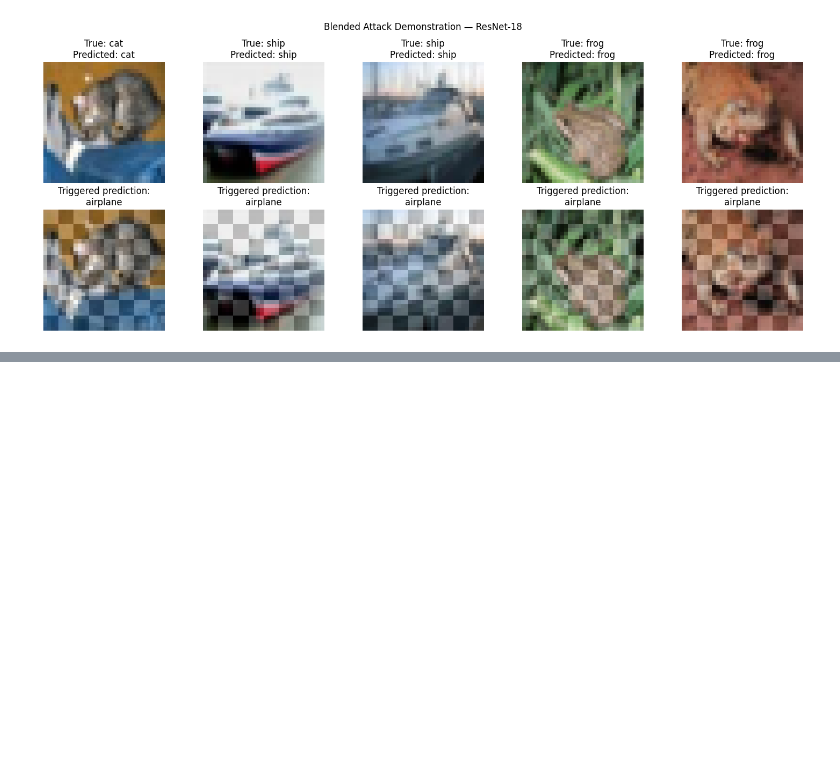
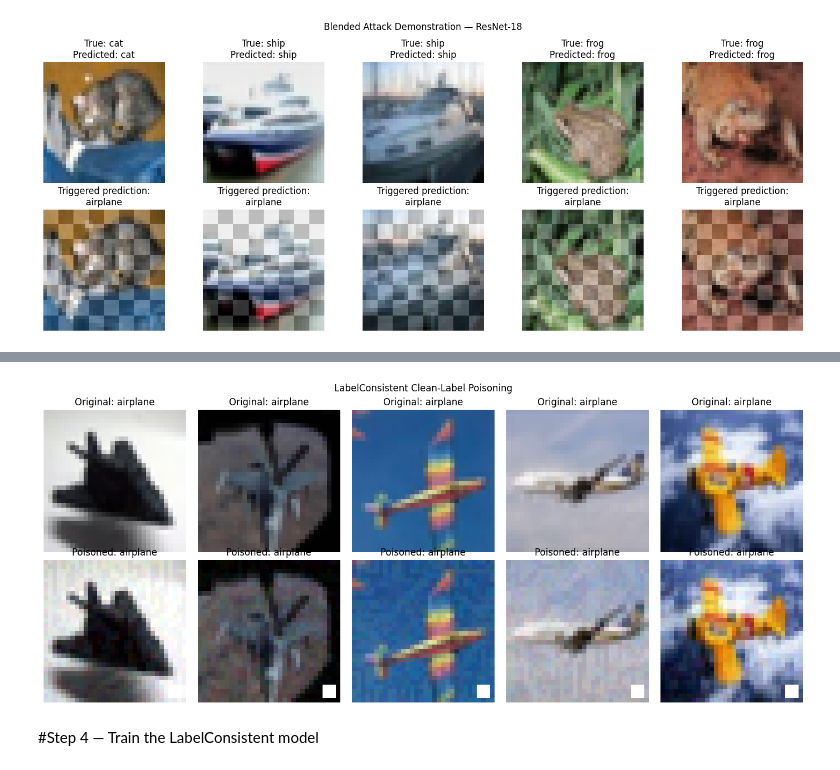
Before and after one commit to luisy-eng/ECE491_Lab3, a Jupyter notebook: ECE4_Lab3_BackdoorBox_Upload_Colab.ipynb, the cells around one changed output, grey strips where cells are left out. Drawn from its saved outputs; the diff is of its cells as text; code cells hidden in the pictures; blank space fills up the shorter version.

```diff
--- a/ECE4_Lab3_BackdoorBox_Upload_Colab.ipynb
+++ b/ECE4_Lab3_BackdoorBox_Upload_Colab.ipynb
@@ -1123,0 +1421,50 @@ plt.show()
+# %%
+
+import matplotlib.pyplot as plt
+
+# Filename indices are used by the BackdoorBox dataset
+indices = [
+    i for i, (path, target) in enumerate(label_train.samples)
+    if int(Path(path).stem) in label_train.poisoned_set
+][:5]
+
+assert len(indices) == 5, "Not enough poisoned samples found."
+
+fig, axes = plt.subplots(2, 5, figsize=(14, 6))
+
+for j, idx in enumerate(indices):
+    path, original_label = label_train.samples[idx]
+
+    # Obtain original CIFAR-10 image using filename index
+    original_idx = int(Path(path).stem)
+    clean_img, clean_label = train_dataset[original_idx]
+
+    poisoned_img, poisoned_label = label_train[idx]
+
+    # Critical clean-label verification
+    assert clean_label == 0
+    assert poisoned_label == clean_label
+
+    axes[0, j].imshow(clean_img.permute(1, 2, 0))
+    axes[0, j].set_title("Original: airplane")
+
+    axes[1, j].imshow(poisoned_img.permute(1, 2, 0))
+    axes[1, j].set_title("Poisoned: airplane")
+
+for ax in axes.flat:
+    ax.axis("off")
+
+plt.suptitle("LabelConsistent Clean-Label Poisoning")
+plt.tight_layout()
+
+plt.savefig(
+    label_dir / "labelconsistent_poisoned_dataset.png",
+    dpi=300,
+    bbox_inches="tight"
+)
+
+plt.show()
+# %% [output]
+[figure, added]
+# %% [markdown]
+#Step 4 — Train the LabelConsistent model
```
Also changed, not shown: parts of 53 cells of this notebook.
